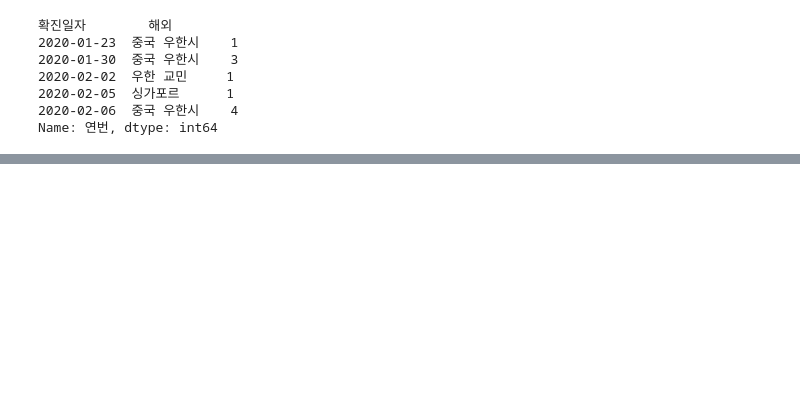
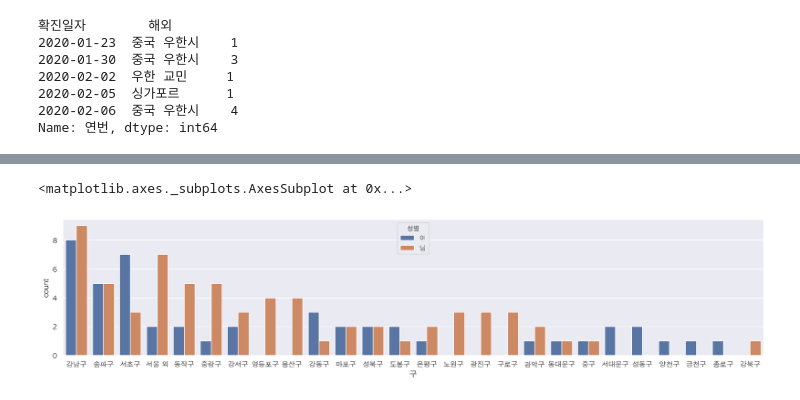
Before and after one commit to corazzon/COVID-19-eda, a Jupyter notebook: 06-seoul-covid-19-eda.ipynb, the cells around one changed output, grey strips where cells are left out. Saved outputs shown, nothing was run; the diff lists cells and outputs as text; code cells hidden in the pictures; blank space fills up the shorter version.

```diff
--- a/06-seoul-covid-19-eda.ipynb
+++ b/06-seoul-covid-19-eda.ipynb
@@ -688,0 +737,6 @@ g.legend(bbox_to_anchor=(1.3, 1))
+# %%
+df_oversea["구"] = df_oversea["거주지"]
+df_oversea.loc[~df_oversea["거주지"].str.endswith("구"), "구"] = "서울 외"
+# %%
+gu_count = df_oversea["구"].value_counts()
+gu_count
@@ -688,0 +761,6 @@ g.legend(bbox_to_anchor=(1.3, 1))
+# %%
+plt.figure(figsize=(20, 4))
+sns.countplot(data=df_oversea, x="구", hue="성별", order=gu_count.index)
+# %% [output]
+<matplotlib.axes._subplots.AxesSubplot at 0x...>
+[figure, added]
```
Also changed, not shown: parts of 50 cells of this notebook.
